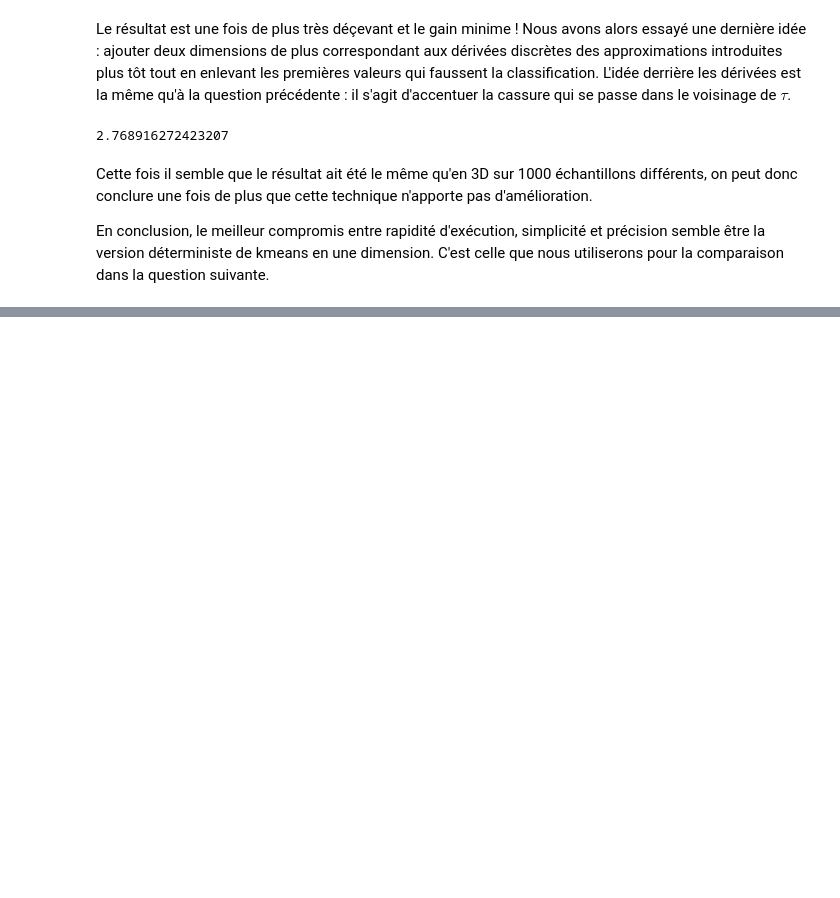
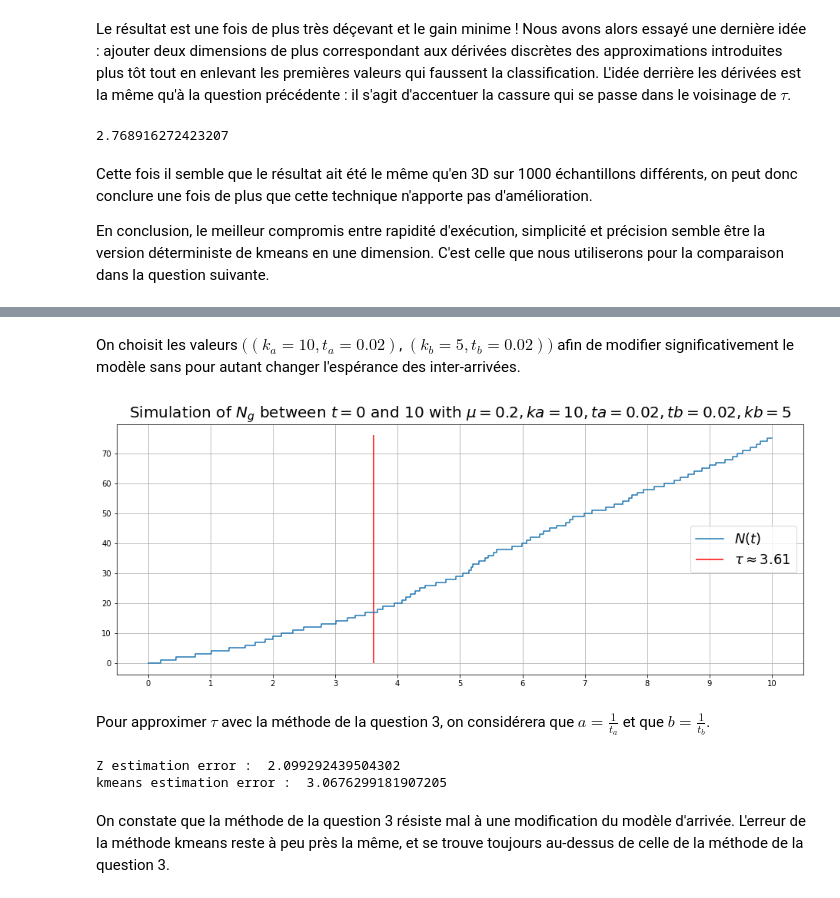
Before and after one commit to Qzaac/MACS207b, a Jupyter notebook: filtrage_macs207b.ipynb, the cells around one changed output, grey strips where cells are left out. Drawn from its saved outputs; the diff is of its cells as text; code cells hidden in the pictures; blank space fills up the shorter version.

```diff
--- a/filtrage_macs207b.ipynb
+++ b/filtrage_macs207b.ipynb
@@ -764,0 +803,43 @@ Les questions précédentes montrent que la précision de la méthode de la ques
+# %%
+def N_g(ka, ta, kb, tb, mu = 0.2, end = 10, rng = np.random.default_rng(None)) :
+
+    # Simulate tau using inverse transform sampling
+    u = rng.uniform()
+    tau = -1/mu*np.log(u)
+
+    # Simulate the first process
+    Tas = []
+    t = 0
+    while t <= min(tau, end) :
+        t += rng.gamma(ka, ta)
+        Tas.append(t)
+    Tas.pop()
+
+    # Simulate the second process
+    Tbs = []
+    t = tau
+    while t <= end :
+        t += rng.gamma(kb, tb)
+        Tbs.append(t)
+    # Pop the last arrival time (which might be greater that T) only
+    # if Tbs is not empty (which is the case when tau > T)
+    if Tbs:
+        Tbs.pop()
+
+    return tau, Tas, Tbs
+# %% [markdown]
+On choisit les valeurs $((k_a = 10,t_a = 0.02)$, $(k_b = 5,t_b = 0.02))$ afin de modifier significativement le modèle sans pour autant changer l'espérance des inter-arrivées.
+# %%
+seed = 38
+rng = np.random.default_rng(seed)
+ka = 10
+ta = 0.02
+kb = 5
+tb = 0.02
+
+tau, Tas, Tbs = N_g(ka, ta, kb, tb, rng=rng)
+plotN(tau, Tas, Tbs)
+plt.title(rf"Simulation of $N_g$ between $t = 0$ and {10} with $\mu = {0.2}, ka = {ka}, ta = {ta}, tb = {tb}, kb = {kb}$", fontsize = 20)
+plt.show()
+# %% [output]
+[figure, added]
@@ -764,0 +866,2 @@ Les questions précédentes montrent que la précision de la méthode de la ques
+# %% [markdown]
+Pour approximer $\tau$ avec la méthode de la question 3, on considérera que $a = \frac{1}{t_a}$ et que $b = \frac{1}{t_b}$.
@@ -764,0 +882,16 @@ Les questions précédentes montrent que la précision de la méthode de la ques
+# %%
+seed = 38
+rng = np.random.RandomState(seed)
+ka = 10
+ta = 0.02
+kb = 5
+tb = 0.02
+n = 100
+
+print("Z estimation error : ", gamma_evaluate_treshold('butterworth', n, ka, ta, kb, tb, besttresholds[2][1], rng=rng))
+print("kmeans estimation error : ", gamma_evaluate_deter_kmeans(n, ka, ta, kb, tb, rng=rng))
+# %% [output]
+Z estimation error :  2.099292439504302
+kmeans estimation error :  3.0676299181907205
+# %% [markdown]
+On constate que la méthode de la question 3 résiste mal à une modification du modèle d'arrivée. L'erreur de la méthode kmeans reste à peu près la même, et se trouve toujours au-dessus de celle de la méthode de la question 3.
```
Also changed, not shown: parts of 12 cells of this notebook.
